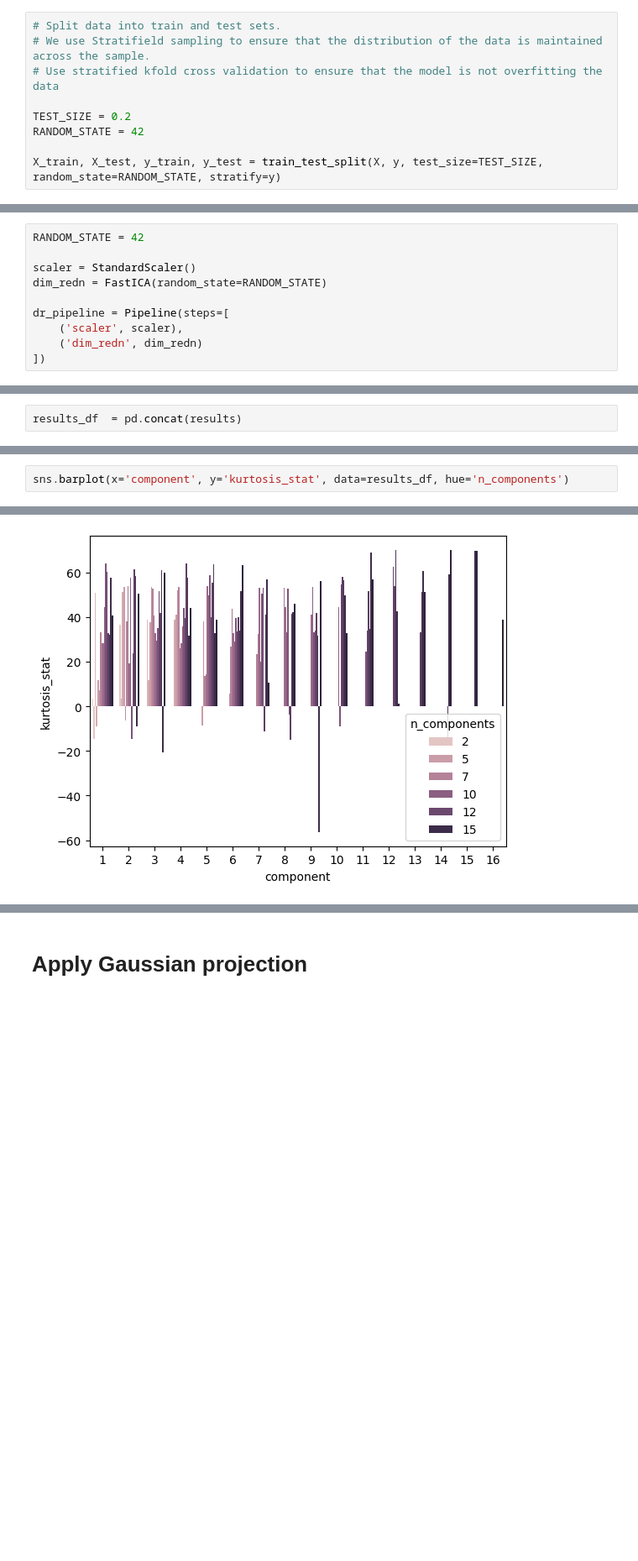
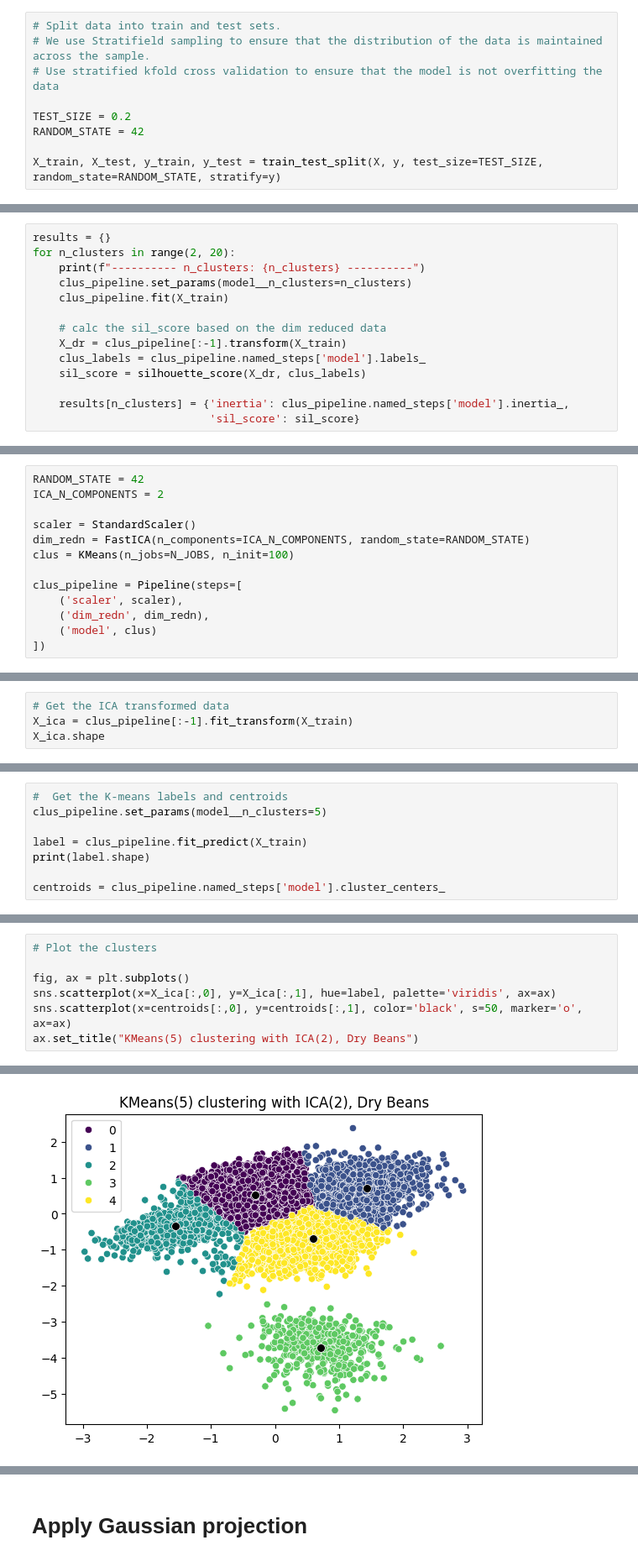
Before and after one commit to PavanKB/PS_3, a Jupyter notebook: dim_red_kmeans_dry_beans.ipynb, the cells around one changed output, grey strips where cells are left out. Shown at 84% size. Drawn from its saved outputs; the diff is of its cells as text; blank space fills up the shorter version.

Commit message:
Added complete set of dim red Kmeans analysis

```diff
--- a/dim_red_kmeans_dry_beans.ipynb
+++ b/dim_red_kmeans_dry_beans.ipynb
@@ -87,0 +57,14 @@ for n_clusters in range(2, 20):
+# %%
+results = {}
+for n_clusters in range(2, 20):
+    print(f"---------- n_clusters: {n_clusters} ----------")
+    clus_pipeline.set_params(model__n_clusters=n_clusters)
+    clus_pipeline.fit(X_train)
+
+    # calc the sil_score based on the dim reduced data
+    X_dr = clus_pipeline[:-1].transform(X_train)
+    clus_labels = clus_pipeline.named_steps['model'].labels_
+    sil_score = silhouette_score(X_dr, clus_labels)
+
+    results[n_clusters] = {'inertia': clus_pipeline.named_steps['model'].inertia_,
+                           'sil_score': sil_score}
@@ -90,11 +137,14 @@ for n_clusters in range(2, 20):
 # %%
 RANDOM_STATE = 42
+ICA_N_COMPONENTS = 2
 
 scaler = StandardScaler()
-dim_redn = FastICA(random_state=RANDOM_STATE)
+dim_redn = FastICA(n_components=ICA_N_COMPONENTS, random_state=RANDOM_STATE)
+clus = KMeans(n_jobs=N_JOBS, n_init=100)
 
-dr_pipeline = Pipeline(steps=[
+clus_pipeline = Pipeline(steps=[
     ('scaler', scaler),
-    ('dim_redn', dim_redn)
+    ('dim_redn', dim_redn),
+    ('model', clus)
 ])
 # %%
@@ -155,0 +195,4 @@ ICA with 16 components has a reconstruction error of 0.00
+# %%
+# Get the ICA transformed data
+X_ica = clus_pipeline[:-1].fit_transform(X_train)
+X_ica.shape
@@ -156,2 +201,8 @@ ICA with 16 components has a reconstruction error of 0.00
 # %%
-results_df  = pd.concat(results)
+#  Get the K-means labels and centroids
+clus_pipeline.set_params(model__n_clusters=5)
+
+label = clus_pipeline.fit_predict(X_train)
+print(label.shape)
+
+centroids = clus_pipeline.named_steps['model'].cluster_centers_
@@ -158,3 +211,8 @@ results_df  = pd.concat(results)
 # %%
-sns.barplot(x='component', y='kurtosis_stat', data=results_df, hue='n_components')
+# Plot the clusters
+
+fig, ax = plt.subplots()
+sns.scatterplot(x=X_ica[:,0], y=X_ica[:,1], hue=label, palette='viridis', ax=ax)
+sns.scatterplot(x=centroids[:,0], y=centroids[:,1], color='black', s=50, marker='o', ax=ax)
+ax.set_title("KMeans(5) clustering with ICA(2), Dry Beans")
 # %% [output]
@@ -162 +220 @@ sns.barplot(x='component', y='kurtosis_stat', data=results_df, hue='n_components
-[figure, old version]
+[figure, new version]
```
Also changed, not shown: parts of 38 cells of this notebook, 1 other file.
